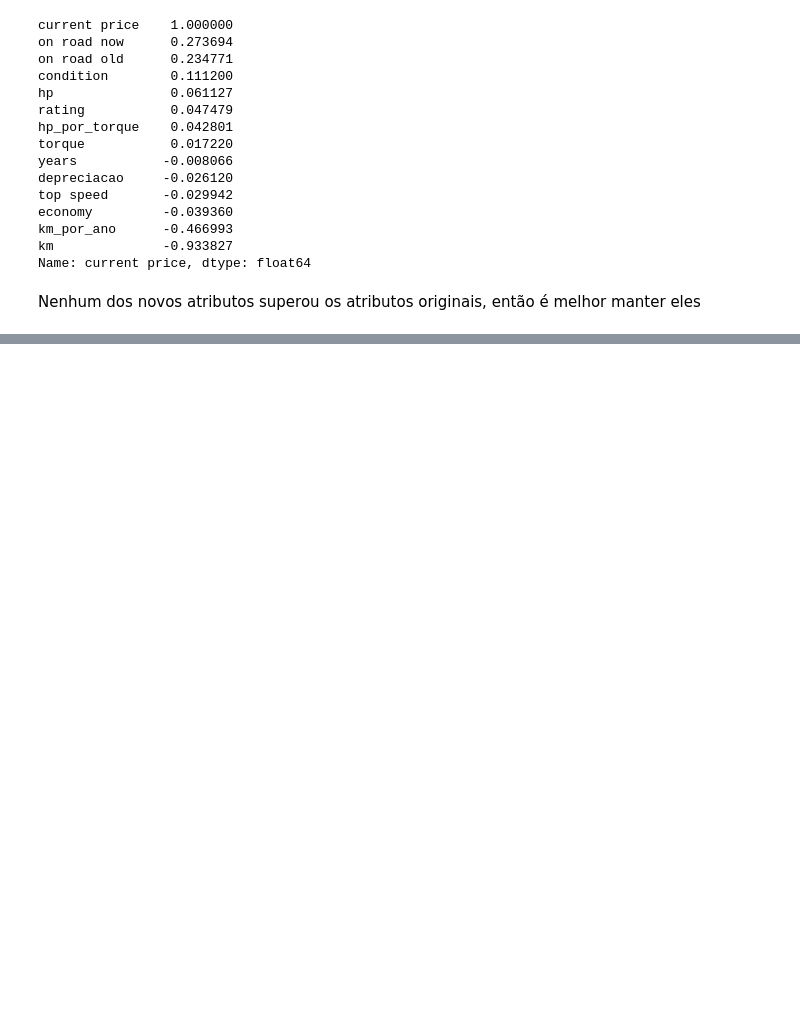
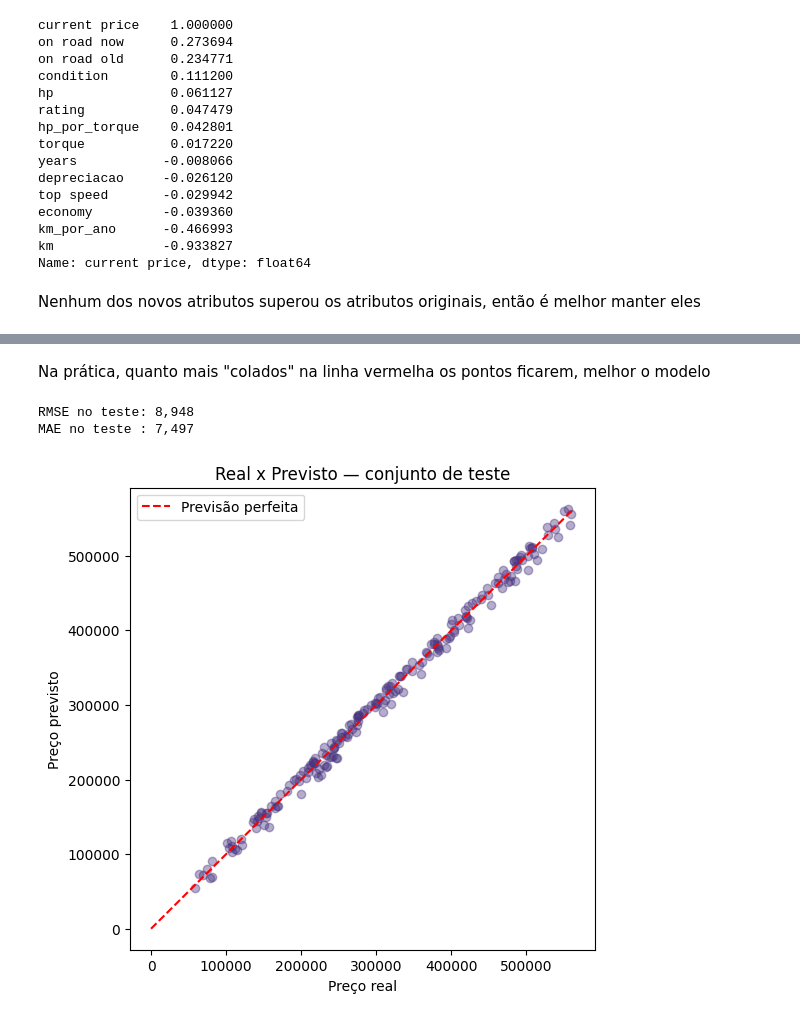
Before and after one commit to Lucas-O-S/N1B1-Regressao, a Jupyter notebook: N1_Grupo_6_IA.ipynb, the cells around one changed output, grey strips where cells are left out. Saved outputs shown, nothing was run; the diff lists cells and outputs as text; code cells hidden in the pictures; blank space fills up the shorter version.

```diff
--- a/N1_Grupo_6_IA.ipynb
+++ b/N1_Grupo_6_IA.ipynb
@@ -238,0 +315,30 @@ print(X_train_prepared.shape)
+# %% [markdown]
+Na prática, quanto mais "colados" na linha vermelha os pontos ficarem, melhor o modelo
+# %%
+melhor_modelo = LinearRegression() #não tem aleatoriedade nem paralelismo por padrão
+melhor_modelo.fit(X_train_prepared, y_train)
+
+X_test_prepared = full_pipeline.transform(X_test)
+preds = melhor_modelo.predict(X_test_prepared)
+
+from sklearn.metrics import mean_squared_error, mean_absolute_error
+rmse = mean_squared_error(y_test, preds) ** 0.5
+mae = mean_absolute_error(y_test, preds)
+print(f"RMSE no teste: {rmse:,.0f}")
+print(f"MAE no teste : {mae:,.0f}")
+
+plt.figure(figsize=(6, 6))
+plt.scatter(y_test, preds, alpha=0.4) #cada ponto é um carro do teste: eixo X o preço real, eixo Y o preço previsto.
+lims = [0, max(y_test.max(), preds.max())] #calcula o maior valor entre o maior preço real e a maior previsão, para desenhar uma linha de referência
+plt.plot(lims, lims, 'r--', label='Previsão perfeita') #desenha a reta diagonal y = x (pontilhada, vermelha)
+                                                        # se um ponto cai exatamente sobre essa linha, a previsão foi perfeita para aquele carro.
+# rotulagem padrão do gráfico
+plt.xlabel("Preço real")
+plt.ylabel("Preço previsto")
+plt.legend()
+plt.title("Real x Previsto — conjunto de teste")
+plt.show()
+# %% [output]
+RMSE no teste: 8,948
+MAE no teste : 7,497
+[figure, added]
```
Also changed, not shown: parts of 8 cells of this notebook.
